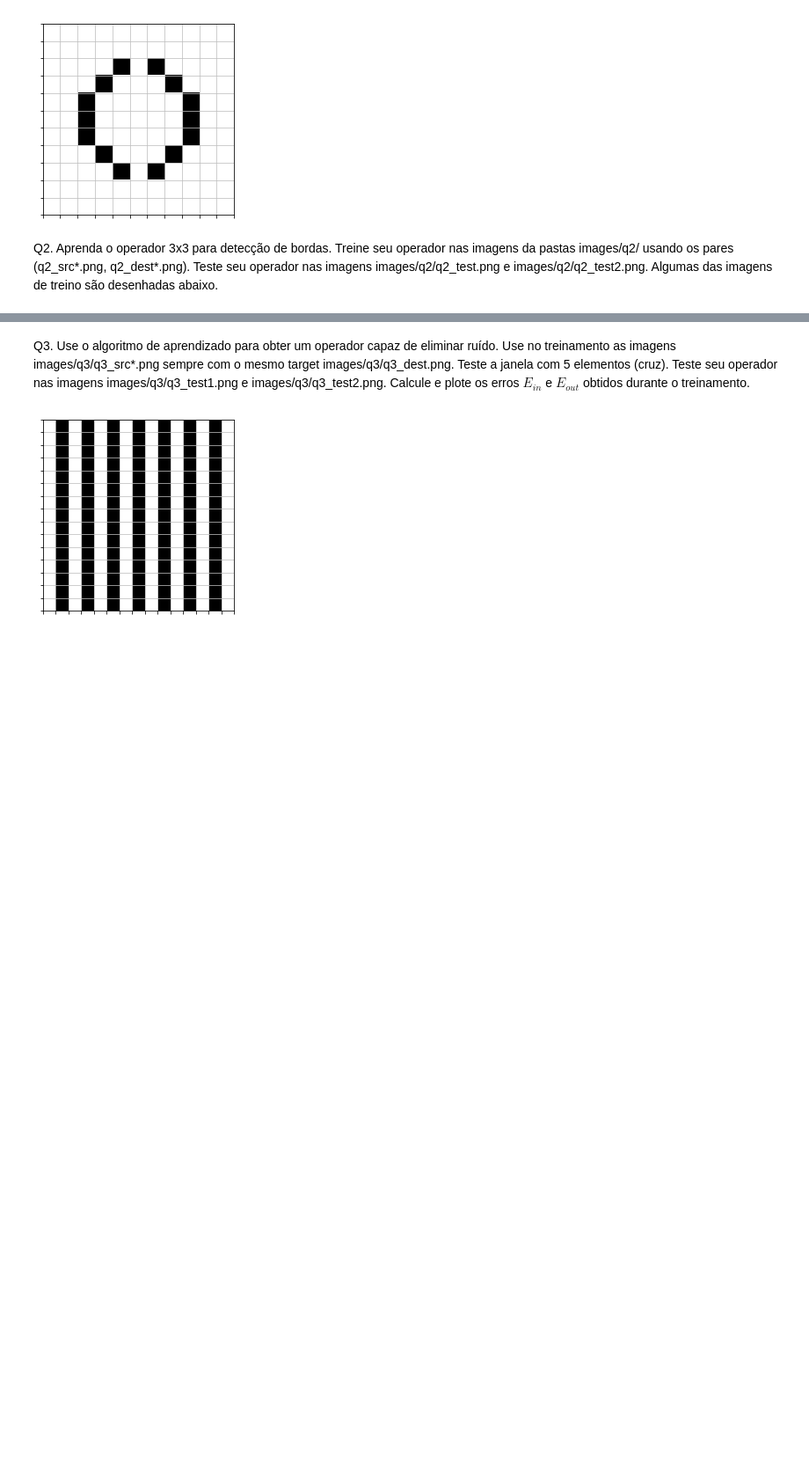
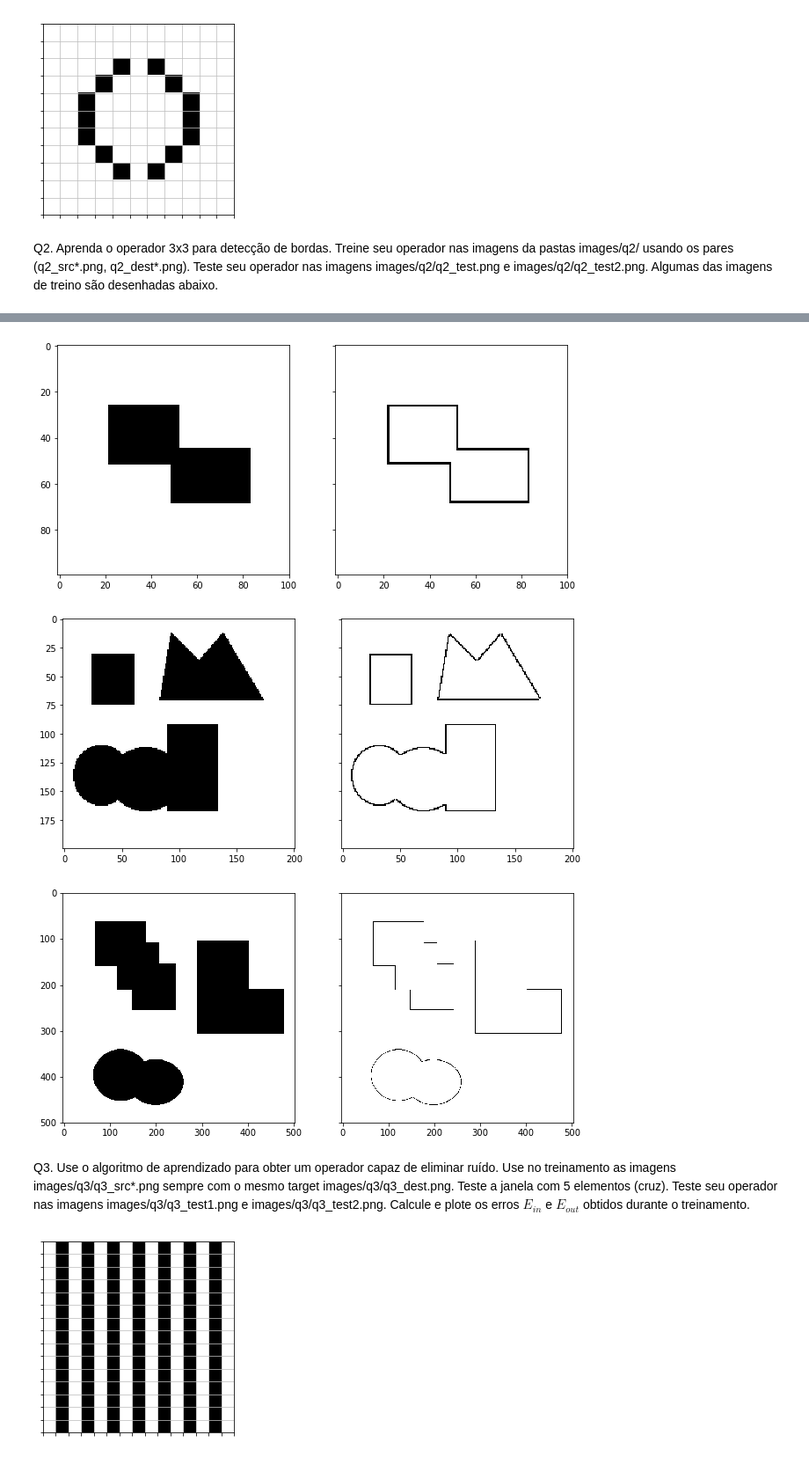
Before and after one commit to Larissa13/Mac0460-ML, a Jupyter notebook: ep1/ep1.ipynb, the cells around one changed output, grey strips where cells are left out. Shown: that part at 88% size. Drawn from its saved outputs; the diff is of its cells as text; code cells hidden in the pictures; blank space fills up the shorter version.

```diff
--- a/ep1/ep1.ipynb
+++ b/ep1/ep1.ipynb
@@ -30,7 +30,6 @@ def learn1 (in_image, out_image):
     for i in range(H):
         for j in range(W-2):
             a = (in_image[i][j], in_image[i][j+1], in_image[i][j+2])
-            print(a)
             if not a in counter:
                 counter[a] = [0, 0]
             counter[a][out_image[i][j+1]] += 1
@@ -44,11 +43,11 @@ def learn1 (in_image, out_image):
 def apply_learn(in_image, result):
     H, W = np.shape(in_image)
     out_image = np.zeros((H, W), dtype=bool)
-    print(out_image)
     for i in range(H):
         for j in range(W-2):
             a = (in_image[i][j], in_image[i][j+1], in_image[i][j+2])
-            out_image[i][j+1] = result[a]
+            if a in result:
+                out_image[i][j+1] = result[a]
     return out_image
 
 
@@ -113,0 +68,60 @@ draw_img_pair(src2_3, dest2_3)
+# %%
+src2_1 = read_img('images/q2/q2_src1.png')
+src2_2 = read_img('images/q2/q2_src2.png')
+src2_3 = read_img('images/q2/q2_src3.png')
+
+dest2_1 = read_img('images/q2/q2_dest1.png')
+dest2_2 = read_img('images/q2/q2_dest2.png')
+dest2_3 = read_img('images/q2/q2_dest3.png')
+
+
+draw_img_pair(src2_1, dest2_1)
+draw_img_pair(src2_2, dest2_2)
+draw_img_pair(src2_3, dest2_3)
+
+test2_1 = read_img('images/q2/q2_test.png')
+test2_2 = read_img('images/q2/q2_test2.png')
+
+def learn3 (in_image, out_image):
+    counter = dict()
+    n = len(in_image)
+    for k in range(n):
+        image = in_image[k]
+        oimage = out_image[k]
+        H,W = np.shape(image)
+        for i in range(H-2):
+            for j in range(W-2):
+                a = (image[i][j], image[i][j+1], image[i][j+2],
+                     image[i+1][j], image[i+1][j+1], image[i+1][j+2],
+                     image[i+2][j], image[i+2][j+1], image[i+2][j+2])
+                if not a in counter:
+                    counter[a] = [0, 0]
+                counter[a][oimage[i+1][j+1]] += 1
+    result = dict()
+    for pattern in counter:
+        if counter[pattern][0] > counter[pattern][1]:
+            result[pattern] = False
+        else: result[pattern] = True
+    return result
+
+def apply_learn(in_image, result):
+    H, W = np.shape(in_image)
+    out_image = np.zeros((H, W), dtype=bool)
+    for i in range(H-2):
+        for j in range(W-2):
+            a = (in_image[i][j], in_image[i][j+1], in_image[i][j+2],
+                in_image[i+1][j], in_image[i+1][j+1], in_image[i+1][j+2],
+                in_image[i+2][j], in_image[i+2][j+1], in_image[i+2][j+2])
+            if a in result:
+                out_image[i+1][j+1] = result[a]
+    return out_image
+
+in_image = [src2_1, src2_2, src2_3]
+out_image = [dest2_1, dest2_2, dest2_3]
+
+result = learn3(in_image, out_image)
+image_1 = apply_learn(test2_1, result)
+image_2 = apply_learn(test2_2, result)
+draw_img_pair(test2_1, image_1)
+draw_img_pair(test2_2, image_2)
+# %% [output]
@@ -114,3 +130,6 @@ draw_img_pair(src2_3, dest2_3)
+[figure, added]
+[figure, added]
+[figure, added]
 # %% [markdown]
 Q3. Use o algoritmo de aprendizado para obter um operador capaz de eliminar ruído. Use no treinamento as imagens images/q3/q3_src\*.png sempre com o mesmo target images/q3/q3_dest.png. Teste a janela com 5 elementos (cruz). Teste seu operador nas imagens images/q3/q3_test1.png e images/q3/q3_test2.png. Calcule e plote os erros $E_{in}$ e $E_{out}$ obtidos durante o treinamento.
 # %%
```
Also changed, not shown: parts of 6 cells of this notebook.
